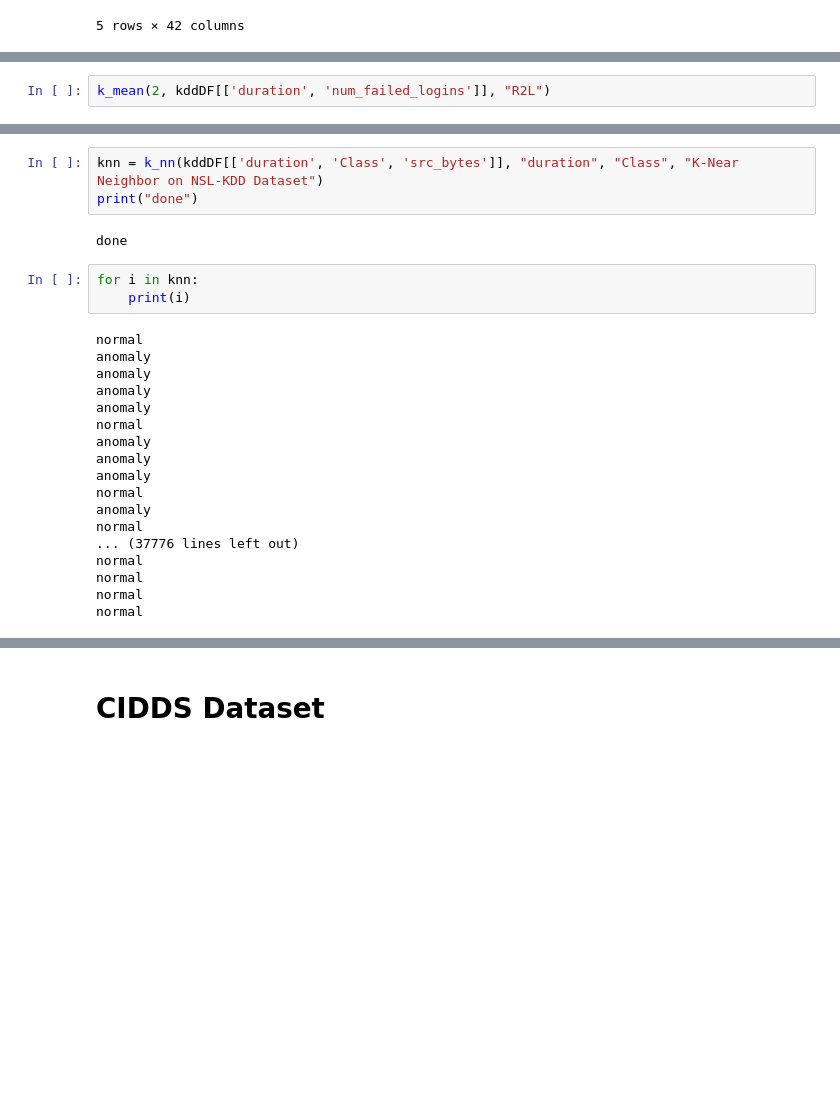
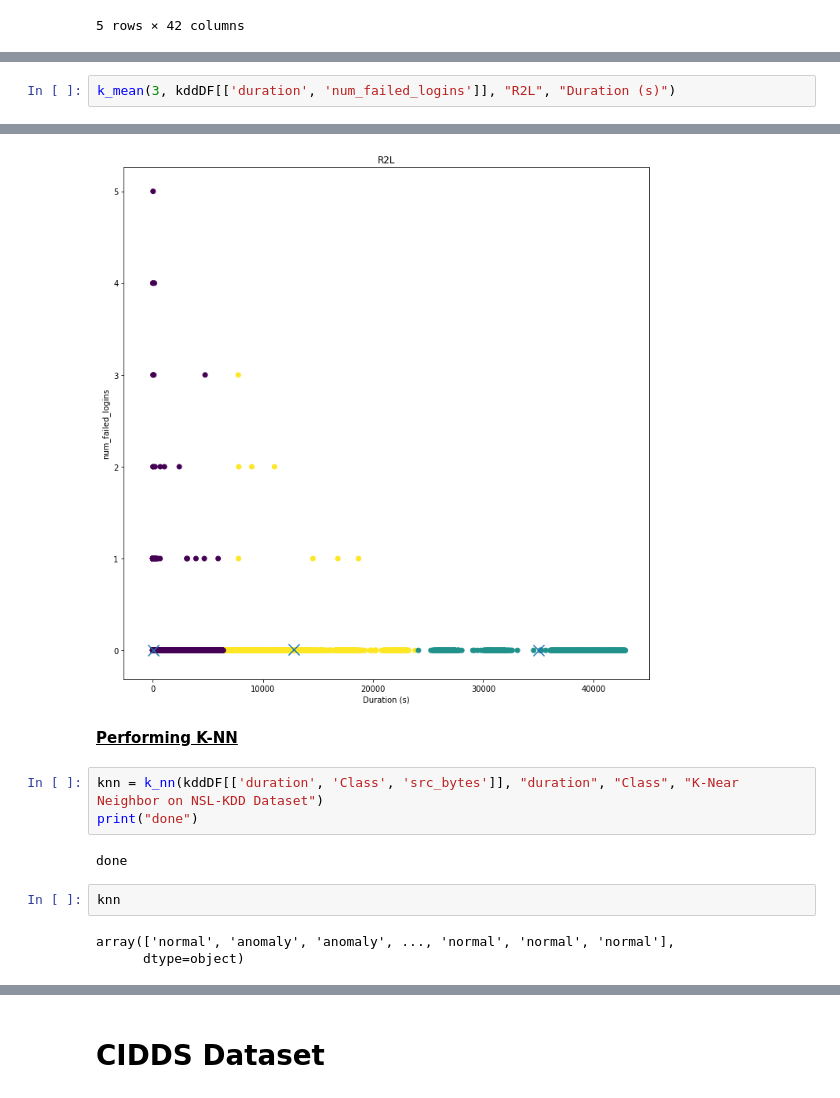
Before and after one commit to BaiKongQue/CSCI-191T_Security_Group, a Jupyter notebook: Security Group Project.ipynb, the cells around one changed output, grey strips where cells are left out. Saved outputs shown, nothing was run; the diff lists cells and outputs as text; blank space fills up the shorter version.

```diff
--- a/Security Group Project.ipynb
+++ b/Security Group Project.ipynb
@@ -127,3 +144,3 @@ k_mean(3, kddDF[['num_file_creations', 'num_shells']], "U2R")
 # %%
-k_mean(2, kddDF[['duration', 'num_failed_logins']], "R2L")
+k_mean(3, kddDF[['duration', 'num_failed_logins']], "R2L", "Duration (s)")
 # %% [output]
@@ -132,26 +147,13 @@ k_mean(2, kddDF[['duration', 'num_failed_logins']], "R2L")
+[figure, added]
+# %% [markdown]
+<u><strong>Performing K-NN</strong></u>
 # %%
 knn = k_nn(kddDF[['duration', 'Class', 'src_bytes']], "duration", "Class", "K-Near Neighbor on NSL-KDD Dataset")
 print("done")
 # %% [output]
 done
-# %%
-for i in knn:
-    print(i)
-# %% [output]
-normal
-anomaly
-anomaly
-anomaly
-anomaly
-normal
-anomaly
-anomaly
-anomaly
-normal
-anomaly
-normal
-... (37776 lines left out)
-normal
-normal
-normal
-normal
+# %%
+knn
+# %% [output]
+array(['normal', 'anomaly', 'anomaly', ..., 'normal', 'normal', 'normal'],
+      dtype=object)
```
Also changed, not shown: parts of 22 cells of this notebook.
